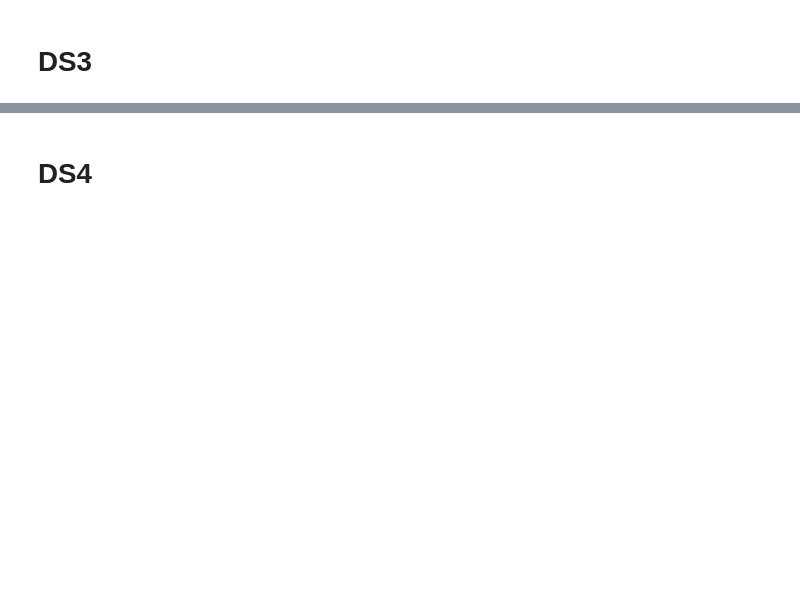
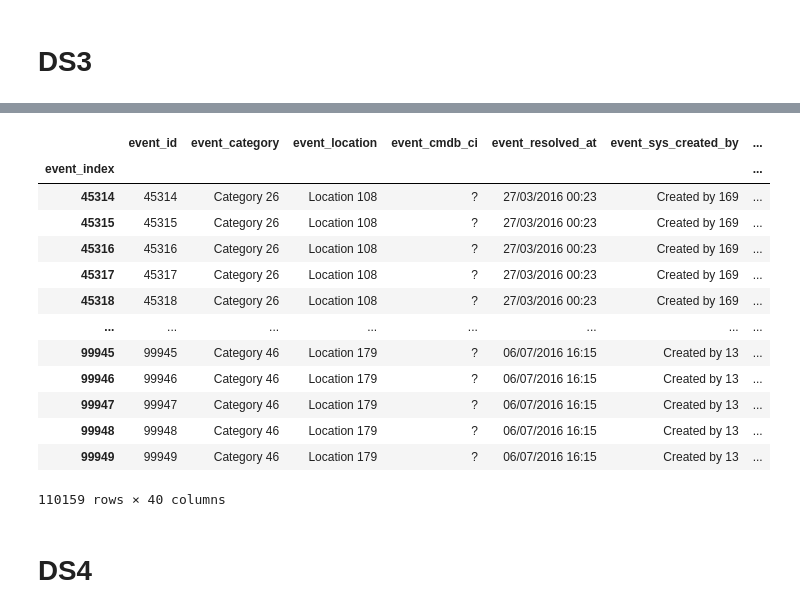
Before and after one commit to NiklasSabel/Generalization_in_Object_Centric_Process_Mining, a Jupyter notebook: notebooks/Variant Log Generation.ipynb, the cells around one changed output, grey strips where cells are left out. Drawn from its saved outputs; the diff is of its cells as text; code cells hidden in the pictures; blank space fills up the shorter version.

```diff
--- a/notebooks/Variant Log Generation.ipynb
+++ b/notebooks/Variant Log Generation.ipynb
@@ -82,3 +180,28 @@ generate_variant_log(ocel,"../src/data/csv/DS3_variant_log.csv" )
+# %%
+filename_filtered = "../src/data/filtered_traces/DS3_filtered.csv"
+object_types = ["incident","customer"]
+parameters = {"obj_names": object_types,
+              "val_names": [],
+              "act_name": "event_activity",
+              "time_name": "event_timestamp",
+              "sep": ","}
+ocel_filtered = ocel_import_factory_csv.apply(file_path=filename_filtered, parameters=parameters)
+generate_variant_log(ocel_filtered,"../src/data/filtered_traces/DS3_variant_filtered.csv" ,filtered=True)
+# %% [output]
+|  | event_id | event_category | event_location | event_cmdb_ci | event_resolved_at | event_sys_created_by | ... |
+| event_index |  |  |  |  |  |  | ... |
+| 45314 | 45314 | Category 26 | Location 108 | ? | 27/03/2016 00:23 | Created by 169 | ... |
+| 45315 | 45315 | Category 26 | Location 108 | ? | 27/03/2016 00:23 | Created by 169 | ... |
+| 45316 | 45316 | Category 26 | Location 108 | ? | 27/03/2016 00:23 | Created by 169 | ... |
+| 45317 | 45317 | Category 26 | Location 108 | ? | 27/03/2016 00:23 | Created by 169 | ... |
+| 45318 | 45318 | Category 26 | Location 108 | ? | 27/03/2016 00:23 | Created by 169 | ... |
+| ... | ... | ... | ... | ... | ... | ... | ... |
+| 99945 | 99945 | Category 46 | Location 179 | ? | 06/07/2016 16:15 | Created by 13 | ... |
+| 99946 | 99946 | Category 46 | Location 179 | ? | 06/07/2016 16:15 | Created by 13 | ... |
+| 99947 | 99947 | Category 46 | Location 179 | ? | 06/07/2016 16:15 | Created by 13 | ... |
+| 99948 | 99948 | Category 46 | Location 179 | ? | 06/07/2016 16:15 | Created by 13 | ... |
+| 99949 | 99949 | Category 46 | Location 179 | ? | 06/07/2016 16:15 | Created by 13 | ... |
+110159 rows × 40 columns
 # %% [markdown]
 # DS4
 # %%
```
Also changed, not shown: parts of 15 cells of this notebook, 5 other files.
